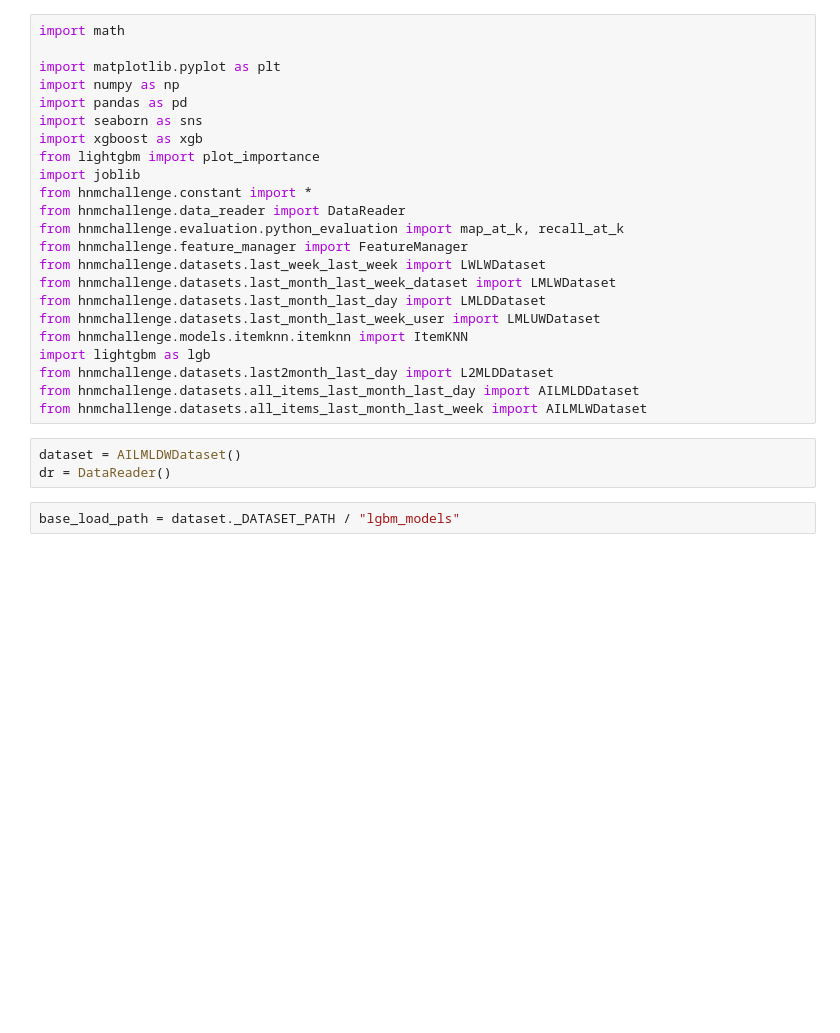
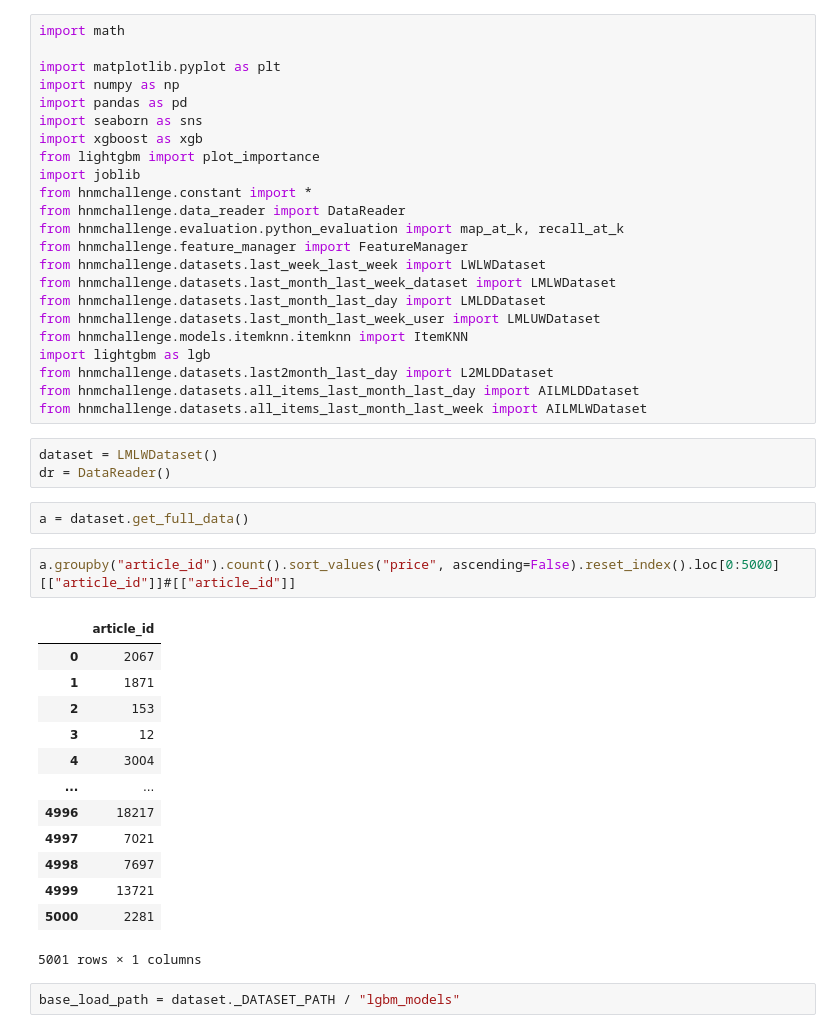
Before and after one commit to damicoedoardo/HnMChallenge, a Jupyter notebook: hnmchallenge/data_analysis/lgbm_predictions.ipynb, the cells around one changed output. Drawn from its saved outputs; the diff is of its cells as text; blank space fills up the shorter version.

```diff
--- a/hnmchallenge/data_analysis/lgbm_predictions.ipynb
+++ b/hnmchallenge/data_analysis/lgbm_predictions.ipynb
@@ -22,8 +22,26 @@ from hnmchallenge.datasets.last2month_last_day import L2MLDDataset
 from hnmchallenge.datasets.all_items_last_month_last_day import AILMLDDataset
 from hnmchallenge.datasets.all_items_last_month_last_week import AILMLWDataset
 # %%
-dataset = AILMLDWDataset()
+dataset = LMLWDataset()
 dr = DataReader()
+# %%
+a = dataset.get_full_data()
+# %%
+a.groupby("article_id").count().sort_values("price", ascending=False).reset_index().loc[0:5000][["article_id"]]#[["article_id"]]
+# %% [output]
+|  | article_id |
+| 0 | 2067 |
+| 1 | 1871 |
+| 2 | 153 |
+| 3 | 12 |
+| 4 | 3004 |
+| ... | ... |
+| 4996 | 18217 |
+| 4997 | 7021 |
+| 4998 | 7697 |
+| 4999 | 13721 |
+| 5000 | 2281 |
+5001 rows × 1 columns
 # %%
 base_load_path = dataset._DATASET_PATH / "lgbm_models"
 # %%
```
Also changed, not shown: parts of 3 cells of this notebook, 12 other files.
